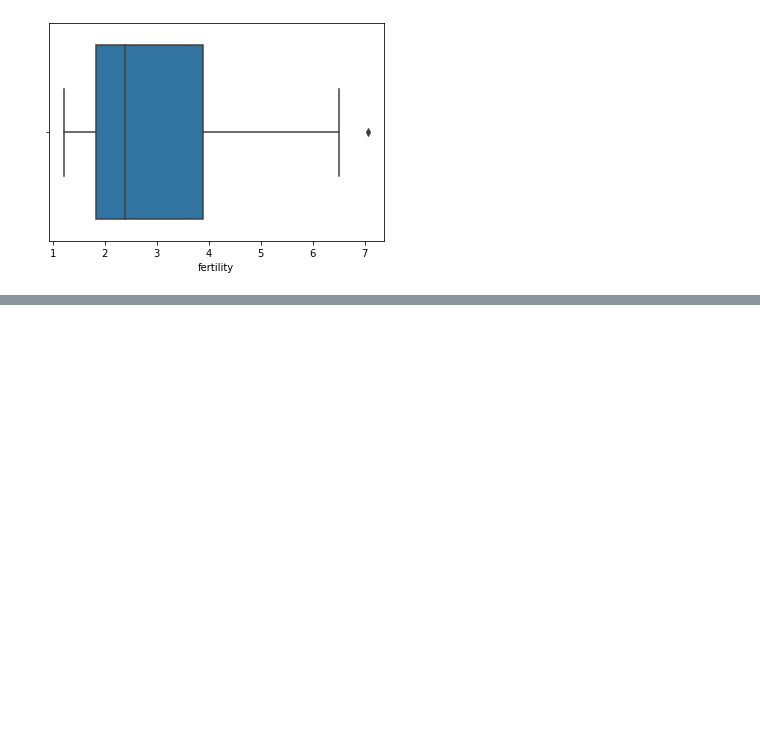
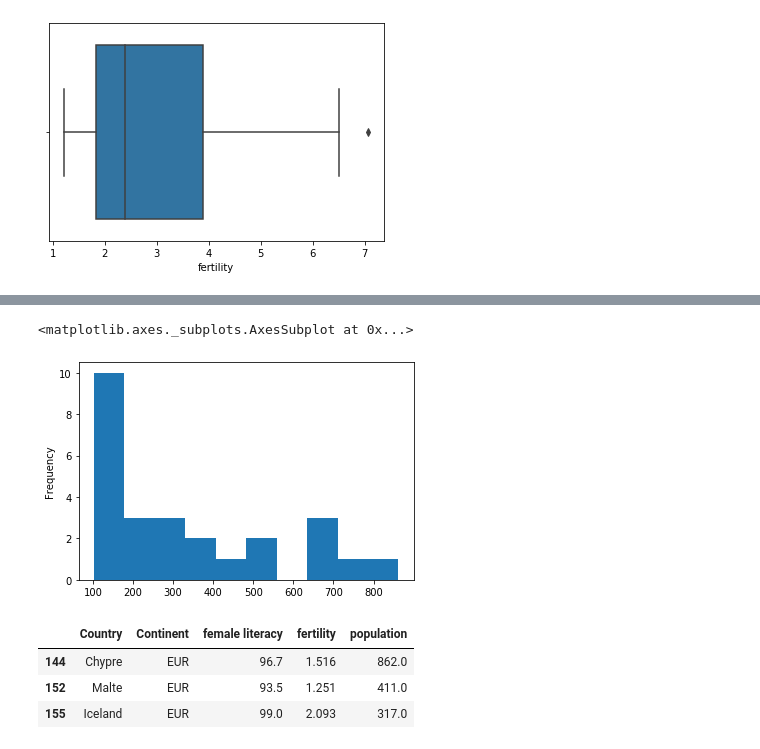
Before and after one commit to SANYAM1996/scatter-plotter, a Jupyter notebook: Datacamp/cleaning_data.ipynb, the cells around one changed output, grey strips where cells are left out. Drawn from its saved outputs; the diff is of its cells as text; code cells hidden in the pictures; blank space fills up the shorter version.

```diff
--- a/Datacamp/cleaning_data.ipynb
+++ b/Datacamp/cleaning_data.ipynb
@@ -118,7 +118,8 @@ df.fertility.plot('hist')
 <matplotlib.axes._subplots.AxesSubplot at 0x...>
 [figure]
 # %%
-df[df.population > 100]
+a = df[df.population > 100]
+a
 # %% [output]
 |  | Country | Continent | female literacy | fertility | population |
 | 2 | USA | NAM | 99.0 | 2.077 | 304.0 |
@@ -164,0 +176,5 @@ sns.boxplot('fertility',data = df,hue = 'population')
+# %%
+a.population.plot('hist')
+# %% [output]
+<matplotlib.axes._subplots.AxesSubplot at 0x...>
+[figure, added]
@@ -164,0 +183,7 @@ sns.boxplot('fertility',data = df,hue = 'population')
+# %%
+b
+# %% [output]
+|  | Country | Continent | female literacy | fertility | population |
+| 144 | Chypre | EUR | 96.7 | 1.516 | 862.0 |
+| 152 | Malte | EUR | 93.5 | 1.251 | 411.0 |
+| 155 | Iceland | EUR | 99.0 | 2.093 | 317.0 |
```
Also changed, not shown: parts of 7 cells of this notebook.
